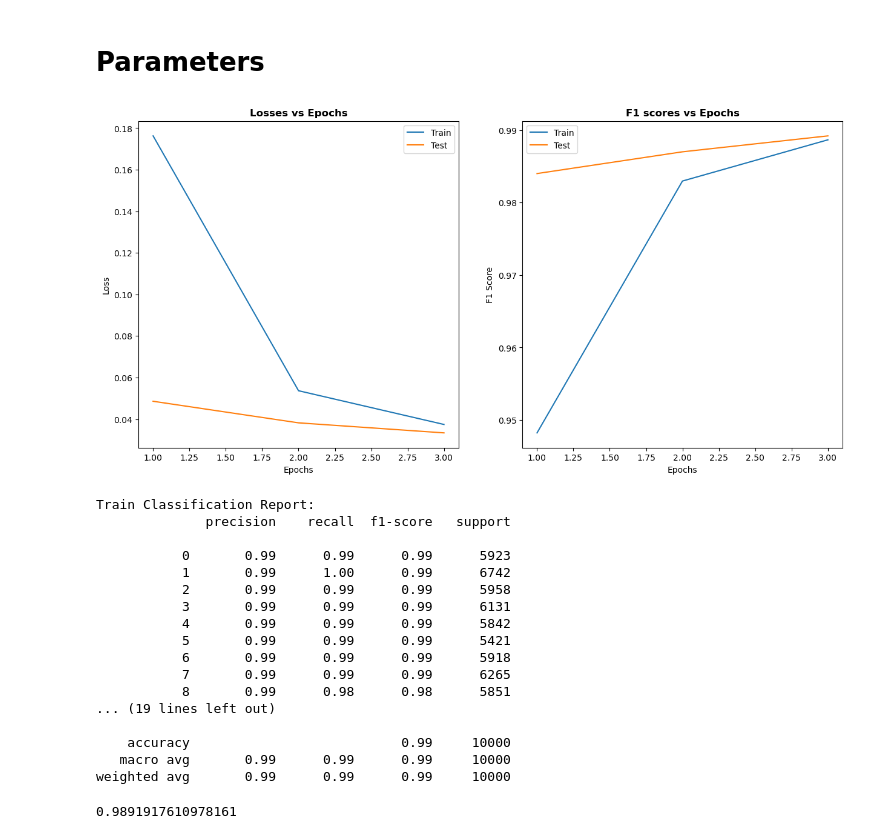
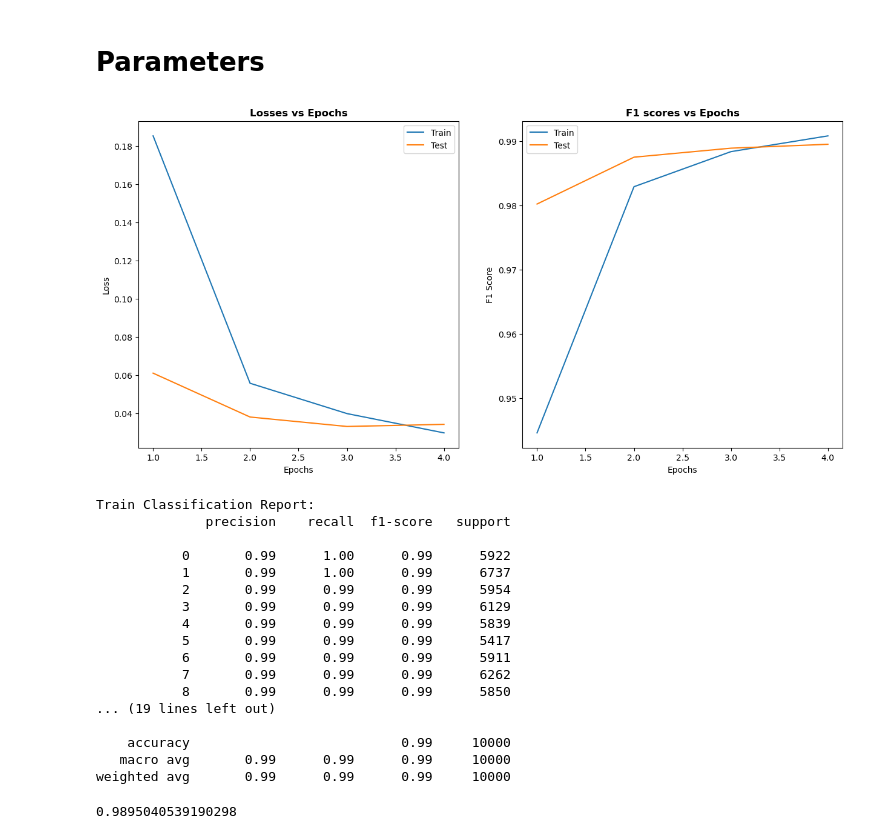
Before and after one commit to kkudzelich/digit-recognition, a Jupyter notebook: mnist_recognition.ipynb, the cells around one changed output. Drawn from its saved outputs; the diff is of its cells as text; code cells hidden in the pictures.

```diff
--- a/mnist_recognition.ipynb
+++ b/mnist_recognition.ipynb
@@ -125,7 +128,7 @@ transform = transforms.Compose([
 train_dataset = MNISTDataset(images=train_images,
                              labels=train_labels,
                              transform=transform)
-train_loader = DataLoader(train_dataset, batch_size=64, shuffle=True)
+train_loader = DataLoader(train_dataset, batch_size=64, drop_last=True, shuffle=True)
 
 # Test
 test_dataset = MNISTDataset(images=test_images,
@@ -154,3 +157,9 @@ for images, labels in train_loader:
 # %% [output]
 Batch images shape: torch.Size([64, 1, 28, 28])
 Batch labels shape: torch.Size([64])
+# %%
+# Example of iterating over DataLoader
+for _images, _labels in test_loader:
+    print(f'Batch images shape: {_images.shape}')
+    print(f'Batch labels shape: {_labels.shape}')
+    break  # Example stops after the first batch
@@ -198,7 +211,7 @@ device = 'cpu'
 num_classes = 10 # ten numbers from 0 to 9
 model = DigitRecognition(num_classes=num_classes).to(device)
 
-n_epoch = 3
+n_epoch = 4
 learning_rate = 0.001
 optimizer = optim.Adam(model.parameters(), lr=learning_rate)
 criterion = nn.CrossEntropyLoss()
@@ -208,7 +221,7 @@ mlflow.set_tracking_uri("file://D:/IT/Data_science/lessons/kaggle 7/mlruns")
 
 with mlflow.start_run(run_name='Final params'):
     hyperparams = {
-        'n_epoch': 3,
+        'n_epoch': 4,
         'learning_rate': 0.001,
         'conv1_out_channels': 32,
         'conv2_out_channels': 64,
@@ -265,8 +278,8 @@ with mlflow.start_run(run_name='Final params'):
         train_losses.append(avg_train_loss)
 
         # calculate f1 and classification report
-        train_f1 = f1_score(train_targets, train_predictions, average='weighted')
-        train_report = classification_report(train_targets, train_predictions)
+        train_f1 = f1_score(train_targets, train_predictions, average='weighted', zero_division='warn')
+        train_report = classification_report(train_targets, train_predictions, zero_division='warn')
 
         # add values to the dictionaries
         train_f1_scores.append(train_f1)
@@ -299,8 +312,8 @@ with mlflow.start_run(run_name='Final params'):
             test_losses.append(avg_test_loss)
 
             # calculate f1 and classification report
-            test_f1 = f1_score(test_labels, test_predictions, average='weighted')
-            test_report = classification_report(test_labels, test_predictions)
+            test_f1 = f1_score(test_targets, test_predictions, average='weighted', zero_division='warn')
+            test_report = classification_report(test_targets, test_predictions, zero_division='warn')
 
             # add values to the dictionaries
             test_f1_scores.append(test_f1)
@@ -316,46 +329,46 @@ with mlflow.start_run(run_name='Final params'):
 
     mlflow.end_run()
 
 plt.figure(figsize=(15, 7))
 # Plot learning curve
 plt.subplot(1, 2, 1)
 plt.plot(range(1, n_epoch+1), train_losses, label='Train')
 plt.plot(range(1, n_epoch+1),test_losses, label='Test')
 plt.xlabel('Epochs')
 plt.ylabel('Loss')
 plt.title('Losses vs Epochs', fontweight='bold')
 plt.legend()
 
 # Plot f1
 plt.subplot(1, 2, 2)
 plt.plot(range(1, n_epoch+1), train_f1_scores, label='Train')
 plt.plot(range(1, n_epoch+1), test_f1_scores, label='Test')
 plt.xlabel('Epochs')
 plt.ylabel('F1 Score')
 plt.title('F1 scores vs Epochs', fontweight='bold')
 plt.legend()
 
 plt.show()
 
 print("Train Classification Report:")
 print(train_reports[-1])
 
 print("Test Classification Report:")
 print(test_reports[-1])
 # %% [output]
-[figure, old version]
+[figure, new version]
 Train Classification Report:
               precision    recall  f1-score   support
 
-           0       0.99      0.99      0.99      5923
-           1       0.99      1.00      0.99      6742
-           2       0.99      0.99      0.99      5958
-           3       0.99      0.99      0.99      6131
-           4       0.99      0.99      0.99      5842
-           5       0.99      0.99      0.99      5421
-           6       0.99      0.99      0.99      5918
-           7       0.99      0.99      0.99      6265
-           8       0.99      0.98      0.98      5851
+           0       0.99      1.00      0.99      5922
+           1       0.99      1.00      0.99      6737
+           2       0.99      0.99      0.99      5954
+           3       0.99      0.99      0.99      6129
+           4       0.99      0.99      0.99      5839
+           5       0.99      0.99      0.99      5417
+           6       0.99      0.99      0.99      5911
+           7       0.99      0.99      0.99      6262
+           8       0.99      0.99      0.99      5850
 ... (19 lines left out)
 
     accuracy                           0.99     10000
@@ -364,4 +377,4 @@ weighted avg       0.99      0.99      0.99     10000
 # %%
 test_f1_scores[-1]
 # %% [output]
-0.9891917610978161
+0.9895040539190298
```
Also changed, not shown: parts of 6 cells of this notebook.
